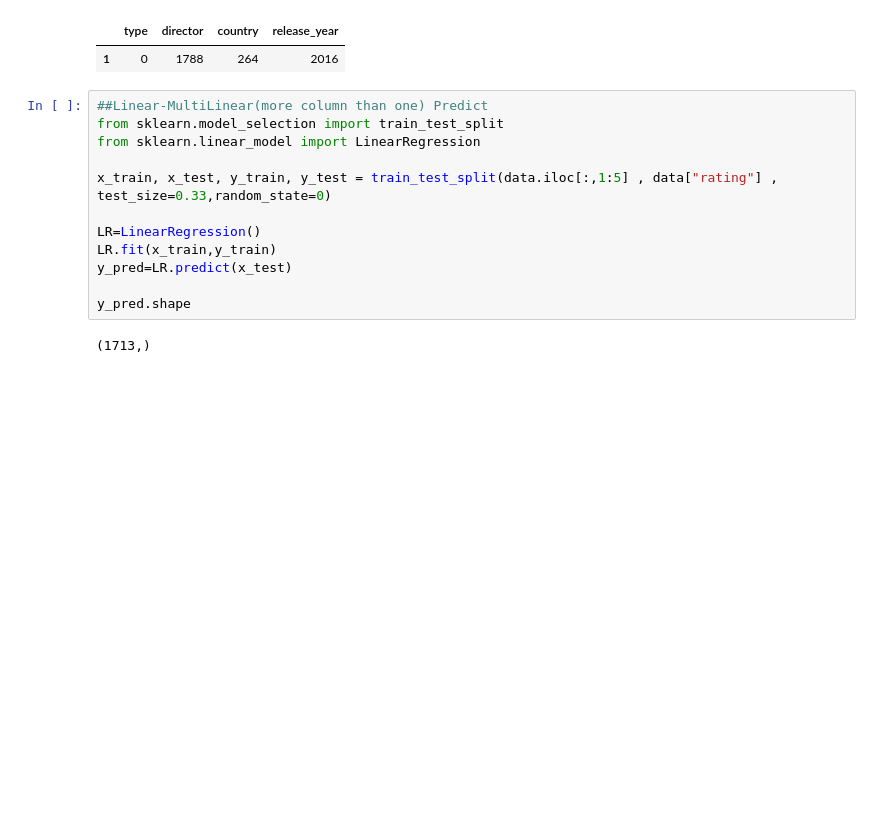
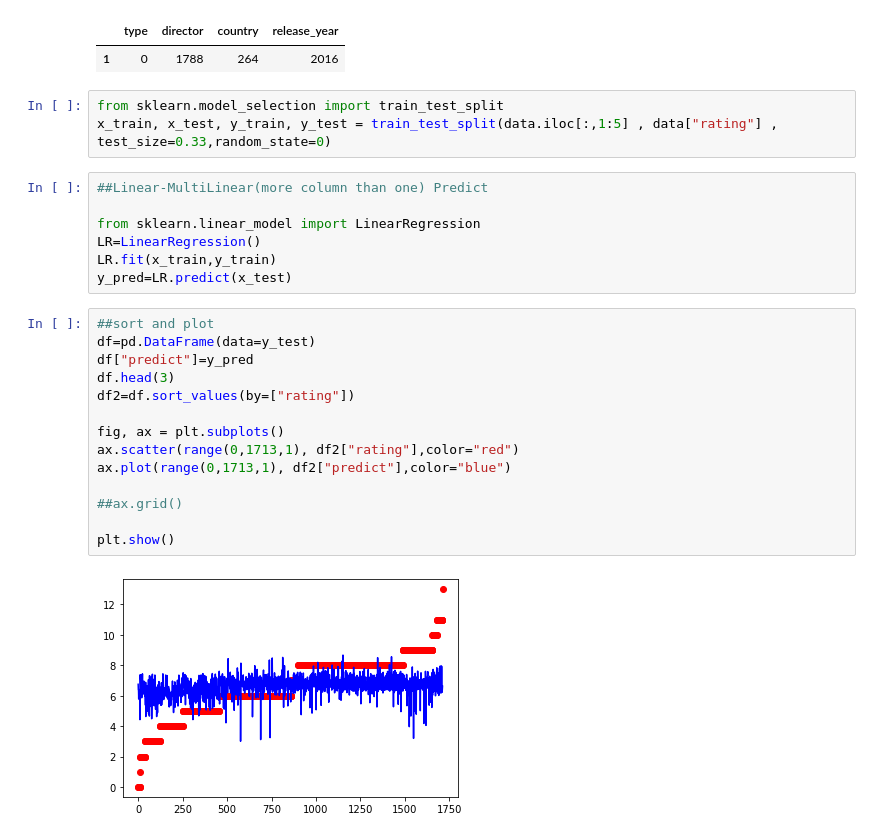
Before and after one commit to AliHadiAltungok/Netflix-DataScience, a Jupyter notebook: netflix.ipynb, the cells around one changed output. Drawn from its saved outputs; the diff is of its cells as text; blank space fills up the shorter version.

```diff
--- a/netflix.ipynb
+++ b/netflix.ipynb
@@ -118,18 +122,30 @@ data.iloc[:,1:5].head(1)
 # %% [output]
 |  | type | director | country | release_year |
 | 1 | 0 | 1788 | 264 | 2016 |
+# %%
+from sklearn.model_selection import train_test_split
+x_train, x_test, y_train, y_test = train_test_split(data.iloc[:,1:5] , data["rating"] , test_size=0.33,random_state=0)
 # %%
 ##Linear-MultiLinear(more column than one) Predict
-from sklearn.model_selection import train_test_split
+
 from sklearn.linear_model import LinearRegression
-
-x_train, x_test, y_train, y_test = train_test_split(data.iloc[:,1:5] , data["rating"] , test_size=0.33,random_state=0)
-
 LR=LinearRegression()
 LR.fit(x_train,y_train)
 y_pred=LR.predict(x_test)
-
-y_pred.shape
-# %% [output]
-(1713,)
+# %%
+##sort and plot
+df=pd.DataFrame(data=y_test)
+df["predict"]=y_pred
+df.head(3)
+df2=df.sort_values(by=["rating"])
+
+fig, ax = plt.subplots()
+ax.scatter(range(0,1713,1), df2["rating"],color="red")
+ax.plot(range(0,1713,1), df2["predict"],color="blue")
+
+##ax.grid()
+
+plt.show()
+# %% [output]
+[figure, added]
 # %%
```
Also changed, not shown: parts of 8 cells of this notebook.
